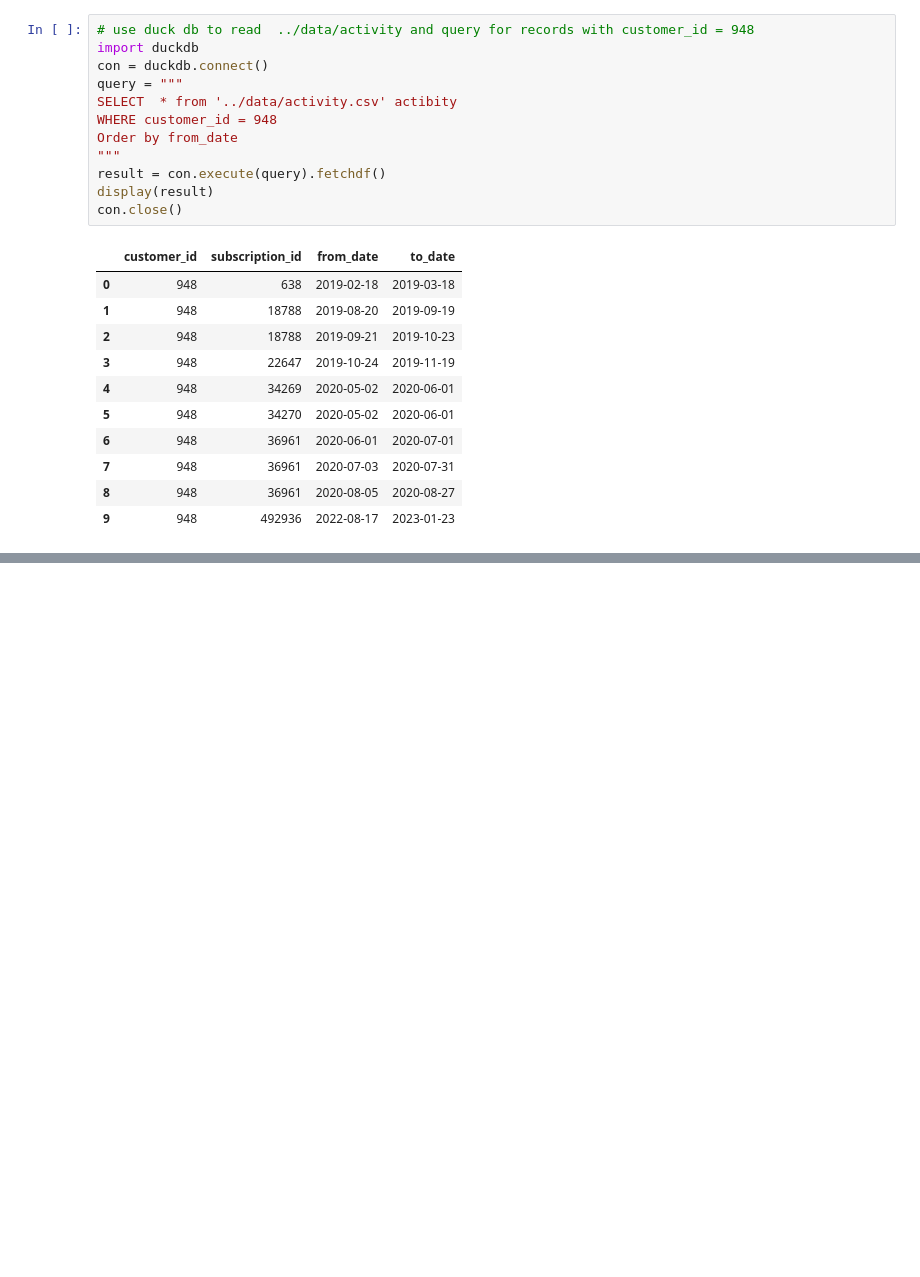
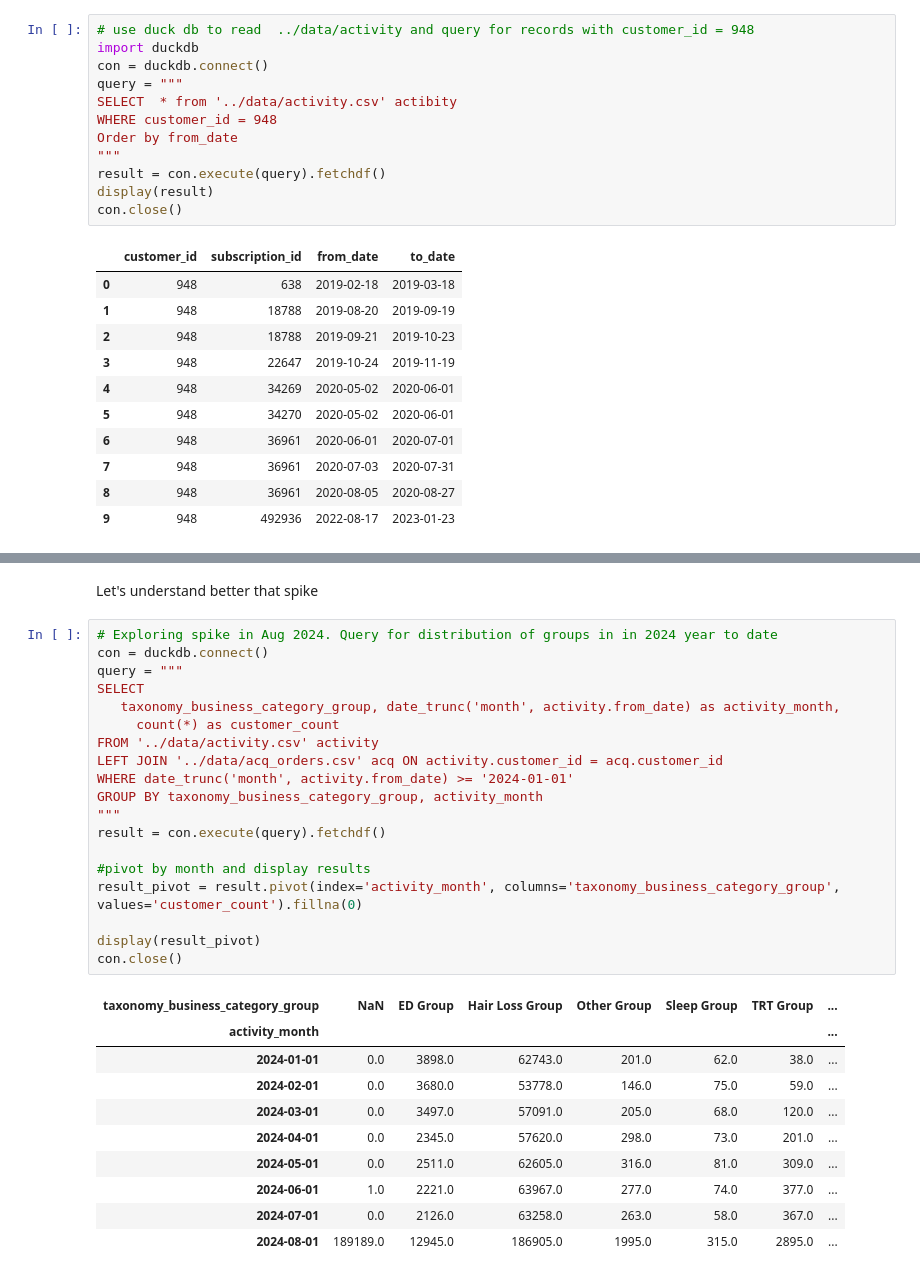
Before and after one commit to dvdwight/manual-ae, a Jupyter notebook: notebooks/eda.ipynb, the cells around one changed output, grey strips where cells are left out. Drawn from its saved outputs; the diff is of its cells as text; blank space fills up the shorter version.

```diff
--- a/notebooks/eda.ipynb
+++ b/notebooks/eda.ipynb
@@ -180,0 +194,32 @@ LINE 6: ORDER BY a.from_date
+# %% [markdown]
+Let's understand better that spike
+# %%
+# Exploring spike in Aug 2024. Query for distribution of groups in in 2024 year to date
+con = duckdb.connect()
+query = """
+SELECT
+   taxonomy_business_category_group, date_trunc('month', activity.from_date) as activity_month,
+     count(*) as customer_count
+FROM '../data/activity.csv' activity
+LEFT JOIN '../data/acq_orders.csv' acq ON activity.customer_id = acq.customer_id
+WHERE date_trunc('month', activity.from_date) >= '2024-01-01'
+GROUP BY taxonomy_business_category_group, activity_month
+"""
+result = con.execute(query).fetchdf()
+
+#pivot by month and display results
+result_pivot = result.pivot(index='activity_month', columns='taxonomy_business_category_group', values='customer_count').fillna(0)
+
+display(result_pivot)
+con.close()
+# %% [output]
+| taxonomy_business_category_group | NaN | ED Group | Hair Loss Group | Other Group | Sleep Group | TRT Group | ... |
+| activity_month |  |  |  |  |  |  | ... |
+| 2024-01-01 | 0.0 | 3898.0 | 62743.0 | 201.0 | 62.0 | 38.0 | ... |
+| 2024-02-01 | 0.0 | 3680.0 | 53778.0 | 146.0 | 75.0 | 59.0 | ... |
+| 2024-03-01 | 0.0 | 3497.0 | 57091.0 | 205.0 | 68.0 | 120.0 | ... |
+| 2024-04-01 | 0.0 | 2345.0 | 57620.0 | 298.0 | 73.0 | 201.0 | ... |
+| 2024-05-01 | 0.0 | 2511.0 | 62605.0 | 316.0 | 81.0 | 309.0 | ... |
+| 2024-06-01 | 1.0 | 2221.0 | 63967.0 | 277.0 | 74.0 | 377.0 | ... |
+| 2024-07-01 | 0.0 | 2126.0 | 63258.0 | 263.0 | 58.0 | 367.0 | ... |
+| 2024-08-01 | 189189.0 | 12945.0 | 186905.0 | 1995.0 | 315.0 | 2895.0 | ... |
```
Also changed, not shown: parts of 4 cells of this notebook, 3 other files.
